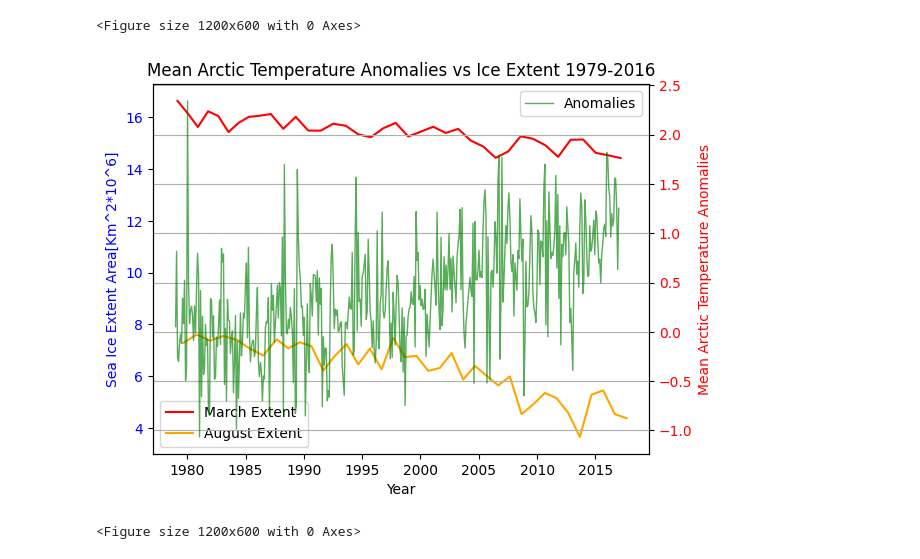
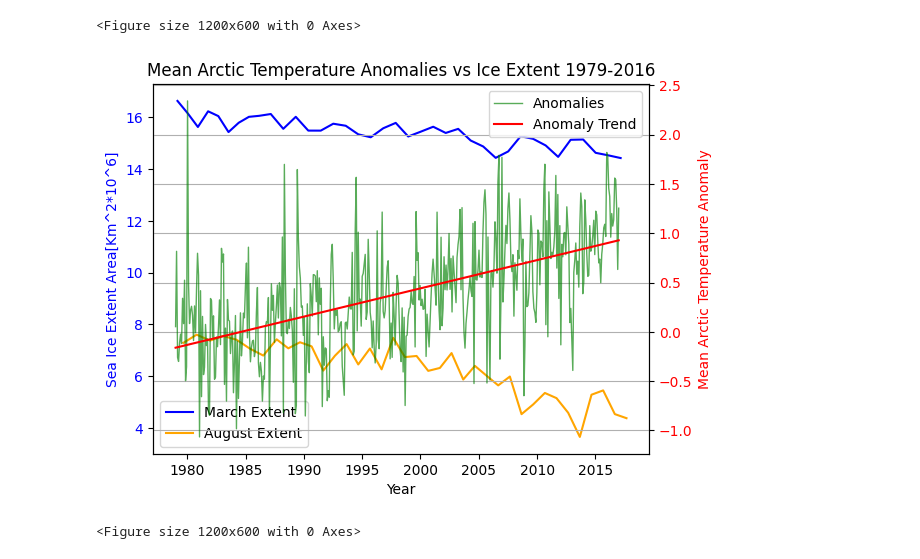
Before and after one commit to sRonanSmith/Clim586, a Jupyter notebook: seaiceanalysis.ipynb, the cells around one changed output. Saved outputs shown, nothing was run; the diff lists cells and outputs as text; code cells hidden in the pictures.

```diff
--- a/seaiceanalysis.ipynb
+++ b/seaiceanalysis.ipynb
@@ -217,6 +217,7 @@ plt.show()
 [figure]
 <Figure size 1200x600 with 0 Axes>
 # %%
+from sklearn.linear_model import LinearRegression
 set = pd.read_csv('N_seaice_extent_daily_v3.0.csv')
 
 # Daily data from December 20th till current date
@@ -247,45 +248,79 @@ augplot = pd.concat([augplot1, augplot2])
 taug = np.concat((np.linspace((1979+(243/365)), (1987+(243/365)), 8)
                 , np.linspace((1988+(243/365)), (2017+(243/365)), 30)))
 
+
+
+
 fig, ax1 = plt.subplots()
 
 # Plot on first y-axis
 # ax1.plot(x, y1, 'b-', label='Primary Y-axis')
-ax1.plot(tmarch, marplot, label='March Extent', color='red', lw=1.5)
+ax1.plot(tmarch, marplot, label='March Extent', color='blue', lw=1.5)
 ax1.plot(taug, augplot, label='August Extent', color='orange', lw=1.5)
 # ax1.plot(t, dataplot, label='Daily - North', color='blue', lw=1, alpha=.65)
 ax1.set_xlabel('Year')
 ax1.set_ylabel('Sea Ice Extent Area[Km^2*10^6]', color='b')
 ax1.tick_params(axis='y', labelcolor='b')
 ax1.legend(loc='lower left')
 
 # plt.
 
 
 # Create second axis sharing the same axis
+data = pd.read_csv('NOAAGlobalT.csv')
+ax2 = ax1.twinx()
+
 t = np.linspace(1979, 2017, len(product))
-ax2 = ax1.twinx()
 ax2.plot(t, product,"-", label='Anomalies', color='green', lw=1, alpha=.65)
+lm = LinearRegression()
+
+# full set, 1951-2010
+lm.fit(t.reshape(-1,1), product[:])
+predictions = lm.predict(t.reshape(-1, 1))
+trend1 = (predictions[-1] - predictions[0])/29
+plt.plot(t, predictions, color='red', label= 'Anomaly Trend')
+# nhemi = 0
+# nhemi = data[(data['LAT'] <= 45 ) & (data['LAT'] >= 30 ) ].values
+# nhemi[nhemi == -9.999e+02] = 0
+# sum = np.zeros(len(nhemi[0][1203::]))
+# for i in nhemi:
+#     increment =  np.array(i[1203::])
+#     sum += increment
+# product = sum/len(nhemi)
+# t = np.linspace(1979, 2017, len(product))
+# ax2.plot(t, product,"-", label='Subtropical', color='green', lw=1, alpha=.45)
+
+# nhemi = 0
+# nhemi = data[(data['LAT'] <= 30 ) & (data['LAT'] >= -30 ) ].values
+# nhemi[nhemi == -9.999e+02] = 0
+# sum = np.zeros(len(nhemi[0][1203::]))
+# for i in nhemi:
+#     increment =  np.array(i[1203::])
+#     sum += increment
+# product = sum/len(nhemi)
+# t = np.linspace(1979, 2017, len(product))
+# ax2.plot(t, product,"-", label='Equatorial Anomalies', color='blue', lw=1, alpha=.95)
+
 ax2.set_ylabel('Mean Arctic Temperature Anomaly', color='r')
 ax2.tick_params(axis='y', labelcolor='r')
 ax2.legend()
 
 
 # plt.plot(mart, marproduct,"-", label='March Anomalies', color='red', lw=1.5)
 # plt.plot(augt, augproduct,"-", label='August Averages', color='blue', lw=1.5)
 # # plt.plot(dect, decproduct,"-", label='December Averages', color='green', lw=1.5)
 # print(product)
 # values_Auckland = data_Auckland[0, 3:]
 # plt.plot(t, productaug,"-", color="red")
 plt.title('Mean Arctic Temperature Anomalies vs Ice Extent 1979-2016')
 
 # plt.ylabel("Mean Temperature anomalies ")
 plt.grid()
 plt.legend()
 plt.figure(figsize=(12, 6))
 plt.show()
 # %% [output]
-[figure, old version]
+[figure, new version]
 <Figure size 1200x600 with 0 Axes>
 # %%
 #equator
```
Also changed, not shown: parts of 1 cell of this notebook.
